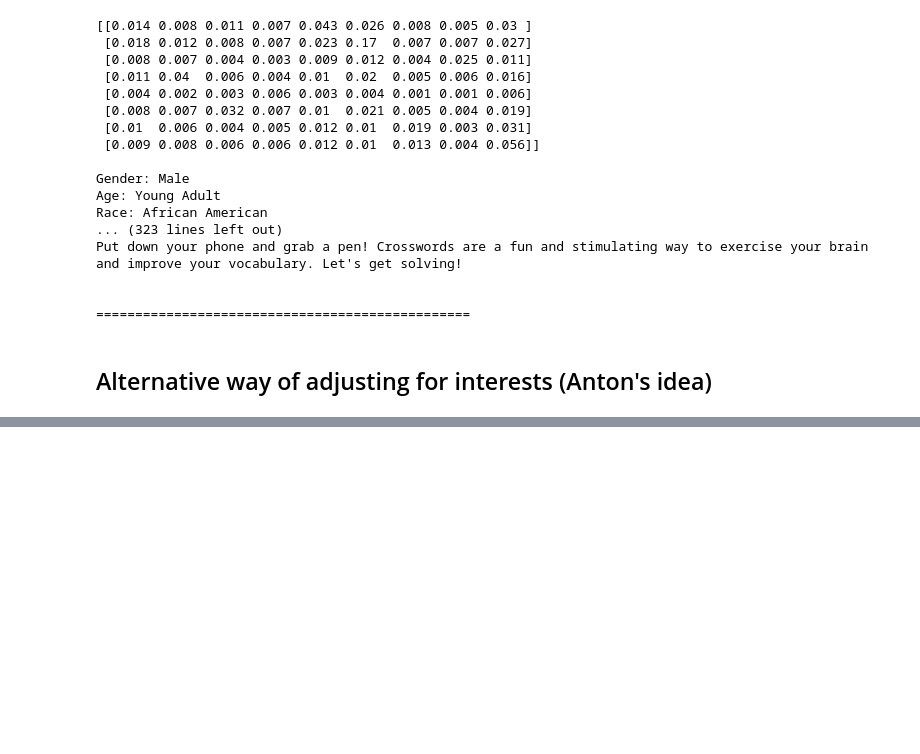
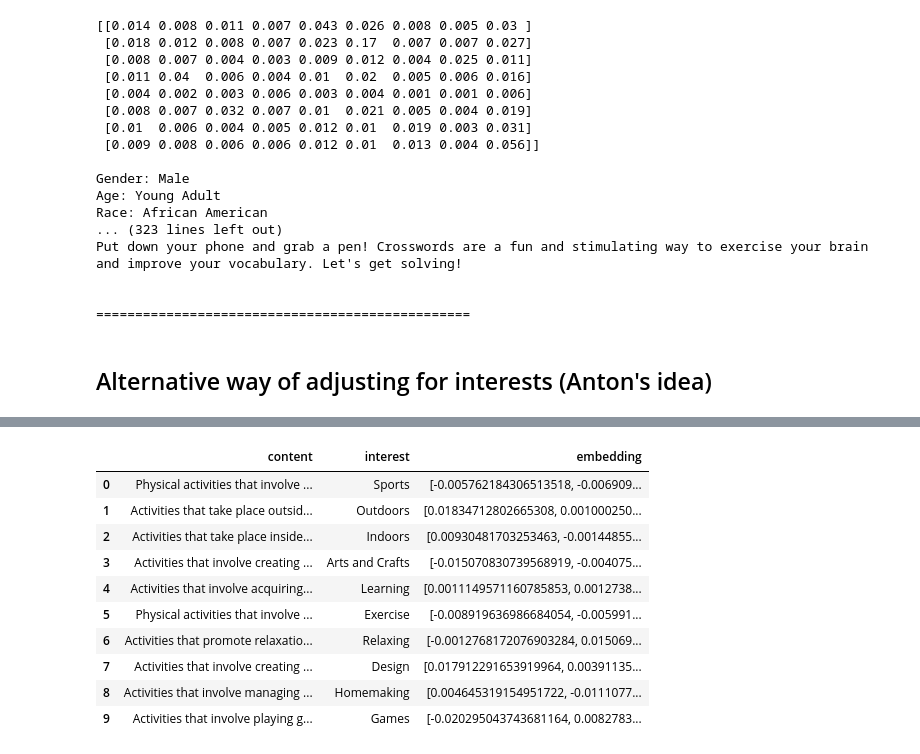
Before and after one commit to paxnea/LLM-multimodal-nudging, a Jupyter notebook: wain23.ipynb, the cells around one changed output, grey strips where cells are left out. Cells and saved outputs as stored; diff of their text form; code cells hidden in the pictures; blank space fills up the shorter version.

```diff
--- a/wain23.ipynb
+++ b/wain23.ipynb
@@ -667,0 +707,14 @@ Put down your phone and pick up your needles! Knitting is a relaxing and meditat
+# %%
+interests
+# %% [output]
+|  | content | interest | embedding |
+| 0 | Physical activities that involve ... | Sports | [-0.005762184306513518, -0.006909... |
+| 1 | Activities that take place outsid... | Outdoors | [0.01834712802665308, 0.001000250... |
+| 2 | Activities that take place inside... | Indoors | [0.00930481703253463, -0.00144855... |
+| 3 | Activities that involve creating ... | Arts and Crafts | [-0.015070830739568919, -0.004075... |
+| 4 | Activities that involve acquiring... | Learning | [0.0011149571160785853, 0.0012738... |
+| 5 | Physical activities that involve ... | Exercise | [-0.008919636986684054, -0.005991... |
+| 6 | Activities that promote relaxatio... | Relaxing | [-0.0012768172076903284, 0.015069... |
+| 7 | Activities that involve creating ... | Design | [0.017912291653919964, 0.00391135... |
+| 8 | Activities that involve managing ... | Homemaking | [0.004645319154951722, -0.0111077... |
+| 9 | Activities that involve playing g... | Games | [-0.020295043743681164, 0.0082783... |
```
Also changed, not shown: parts of 13 cells of this notebook, 3 other files.
